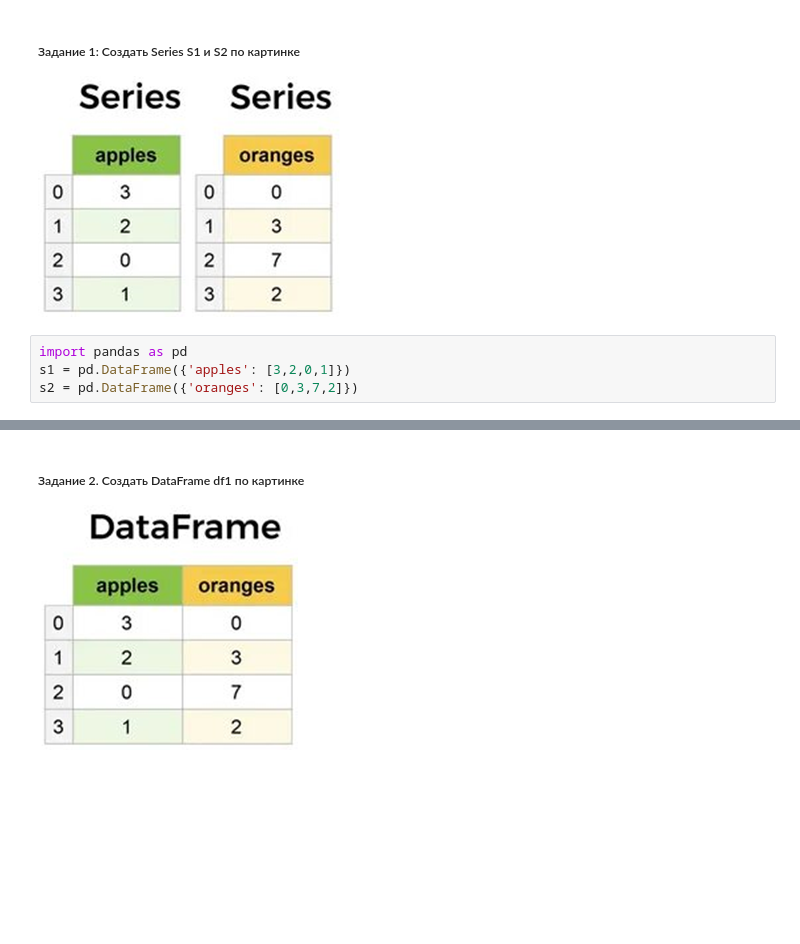
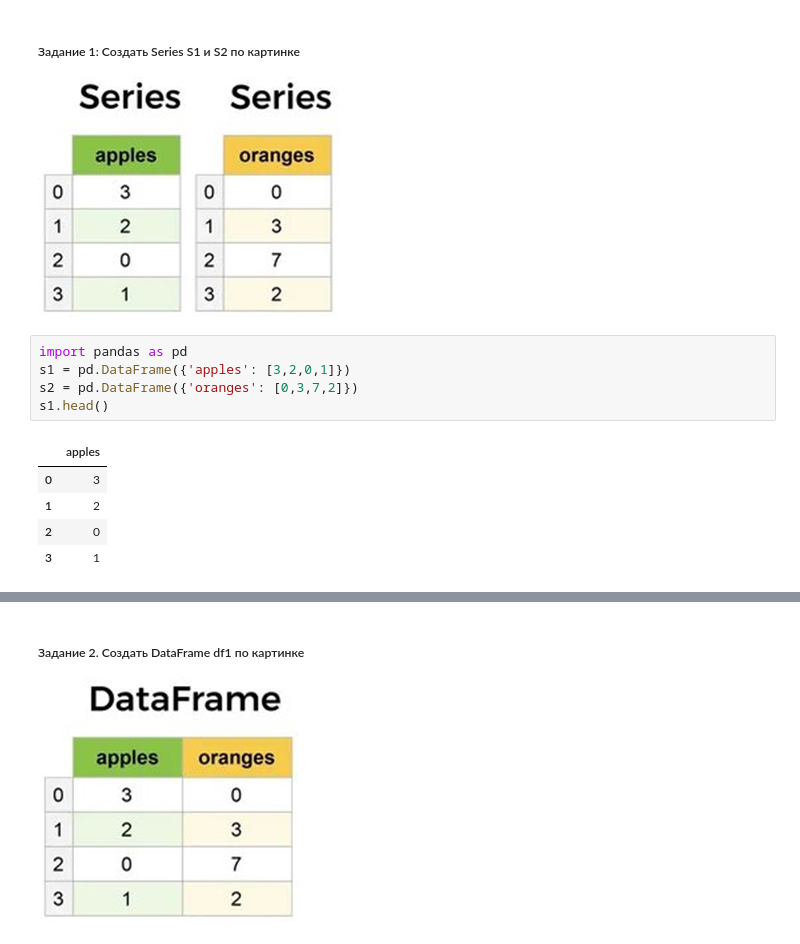
Before and after one commit to kaschvit/VitalyKaschenko, a Jupyter notebook: Practice2/Practice2_KaschenkoVitaly.ipynb, the cells around one changed output, grey strips where cells are left out. Drawn from its saved outputs; the diff is of its cells as text; blank space fills up the shorter version.

```diff
--- a/Practice2/Practice2_KaschenkoVitaly.ipynb
+++ b/Practice2/Practice2_KaschenkoVitaly.ipynb
@@ -12,4 +12,11 @@
 # %%
 import pandas as pd
 s1 = pd.DataFrame({'apples': [3,2,0,1]})
 s2 = pd.DataFrame({'oranges': [0,3,7,2]})
+s1.head()
+# %% [output]
+|  | apples |
+| 0 | 3 |
+| 1 | 2 |
+| 2 | 0 |
+| 3 | 1 |
```
Also changed, not shown: parts of 11 cells of this notebook.
